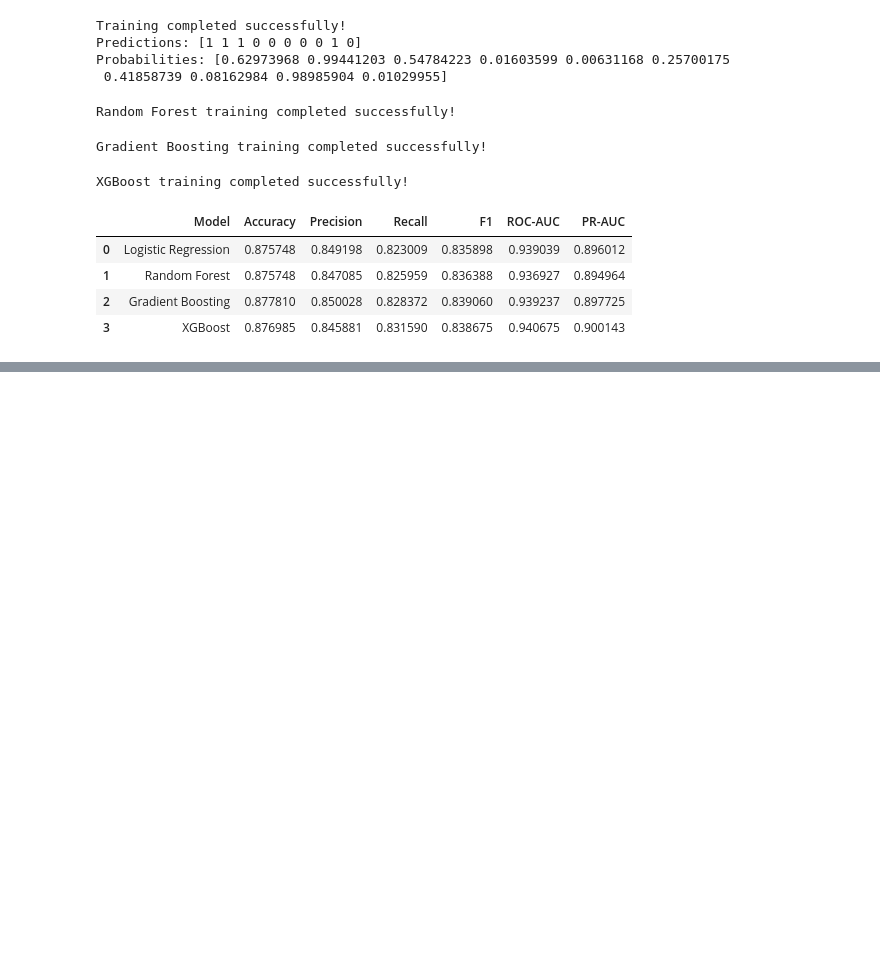
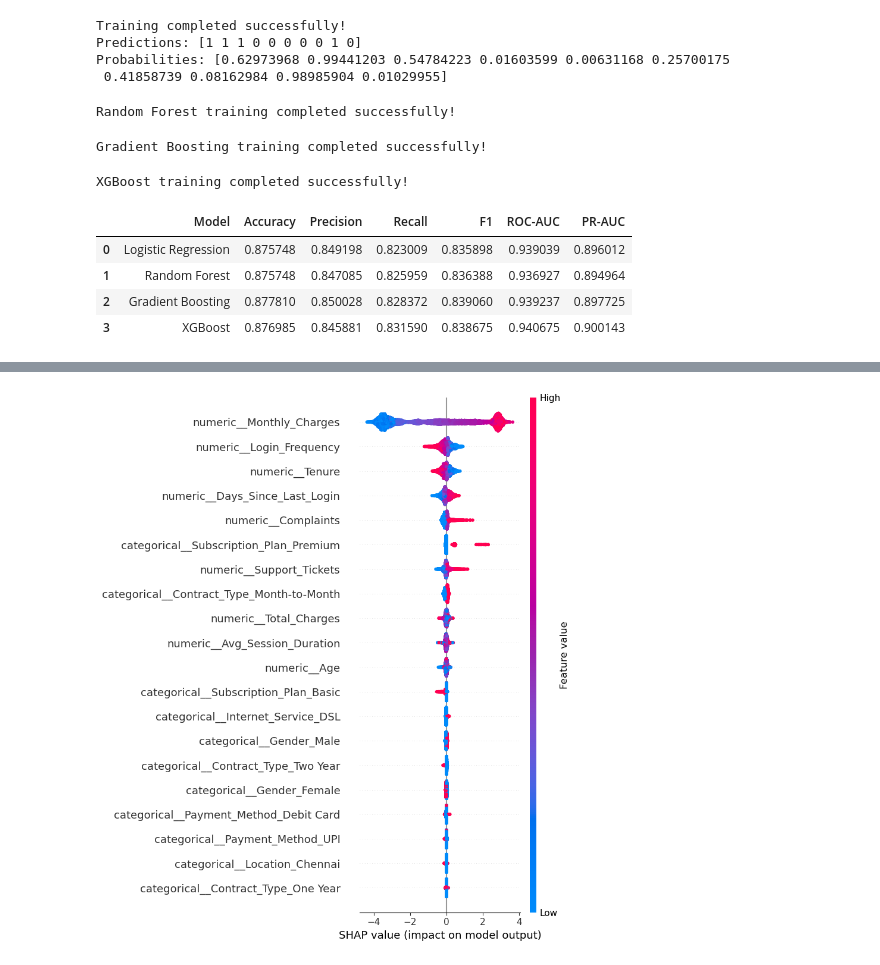
Before and after one commit to saikirangaddamidi70-eng/Customer_Churn_Prediction_-_Retention_Optimisation, a Jupyter notebook: CustomerChurnPrediction.ipynb, the cells around one changed output, grey strips where cells are left out. Cells and saved outputs as stored; diff of their text form; code cells hidden in the pictures; blank space fills up the shorter version.

```diff
--- a/CustomerChurnPrediction.ipynb
+++ b/CustomerChurnPrediction.ipynb
@@ -2018,0 +1460,5 @@ Note: you may need to restart the kernel to use updated packages.
+# %%
+X_test_transformed = (preprocessor.transform(X_test))
+print("\nTest data transformed successfully!")
+print("Original test shape:",X_test.shape)
+print("Transformed test shape:",X_test_transformed.shape)
@@ -2018,0 +1469,11 @@ Note: you may need to restart the kernel to use updated packages.
+# %%
+try:
+    feature_names = (preprocessor.get_feature_names_out())
+except Exception:
+    feature_names = [
+        f"Feature_{i}"
+        for i in range(
+            X_test_transformed.shape[1]
+        )
+    ]
+print("\nNumber of model features:",len(feature_names))
@@ -2018,0 +1482,11 @@ Note: you may need to restart the kernel to use updated packages.
+# %%
+if hasattr(X_test_transformed,"toarray"):
+    X_test_shap = (X_test_transformed.toarray())
+else:
+    X_test_shap = (np.asarray(X_test_transformed))
+# %%
+print("\nCreating SHAP explainer...")
+explainer = shap.TreeExplainer(xgb_model)
+shap_values = explainer.shap_values(X_test_shap)
+print("SHAP values calculated successfully!")
+print("SHAP values shape:",np.asarray(shap_values).shape)
@@ -2018,0 +1532,4 @@ Note: you may need to restart the kernel to use updated packages.
+# %%
+shap.summary_plot(shap_values,X_test_shap,feature_names=feature_names,show=True)
+# %% [output]
+[figure, added]
```
Also changed, not shown: parts of 128 cells of this notebook.
